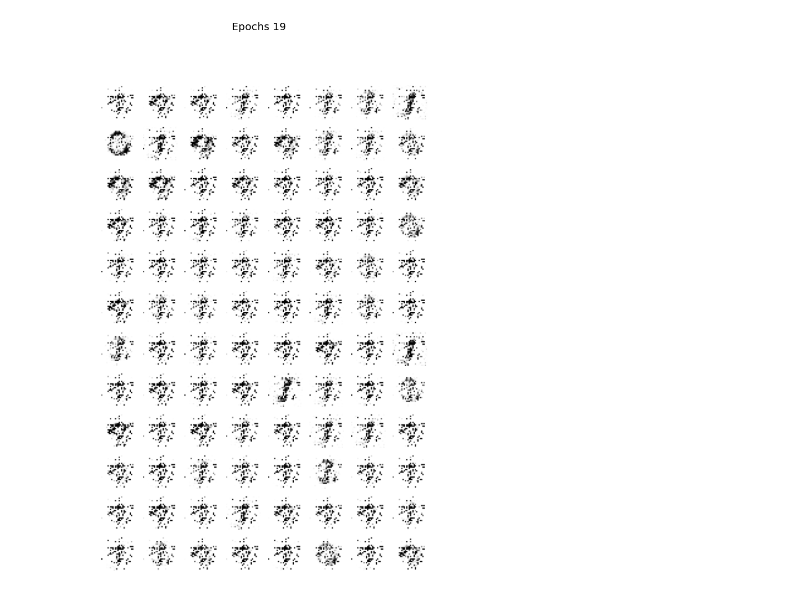
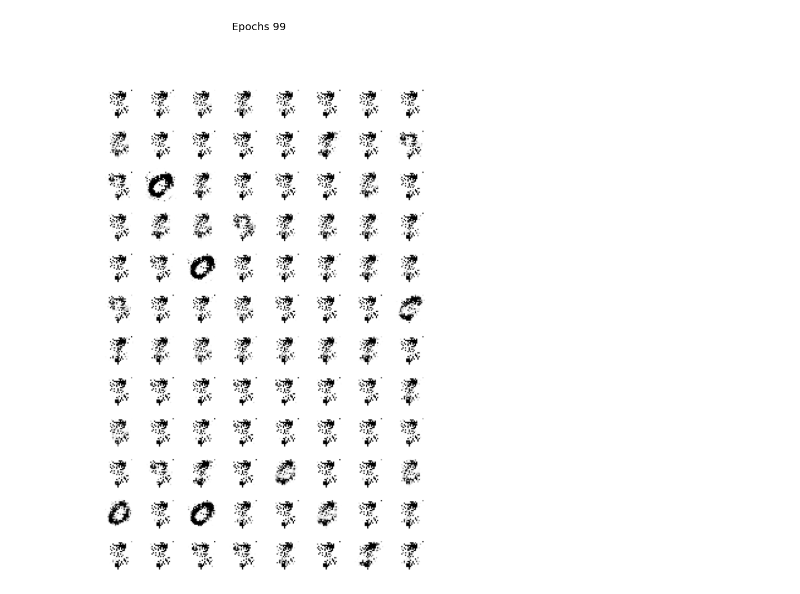
Before and after one commit to FernandoBRdgz/inteligencia_artificial, a Jupyter notebook: redes_generativas_adversarias/introducción_a_gans.ipynb, the cells around one changed output. Drawn from its saved outputs; the diff is of its cells as text; code cells hidden in the pictures.

```diff
--- a/redes_generativas_adversarias/introducción_a_gans.ipynb
+++ b/redes_generativas_adversarias/introducción_a_gans.ipynb
@@ -91,6 +141,6 @@ def train_gan(gan, dataset, random_normal_dimensions, n_epochs=50):
     plt.show()
 # %%
 %%time
-train_gan(gan, dataset, random_normal_dimensions, n_epochs=20)
+train_gan(gan, dataset, random_normal_dimensions, n_epochs=100)
 # %% [output]
-[figure, old version]
+[figure, new version]
```
Also changed, not shown: parts of 12 cells of this notebook.
